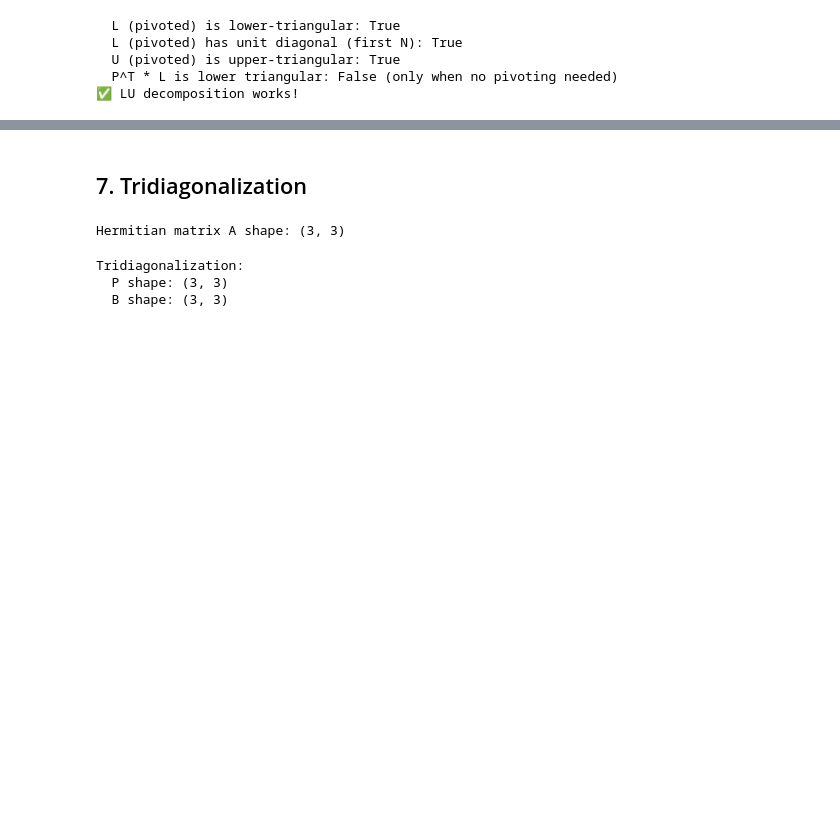
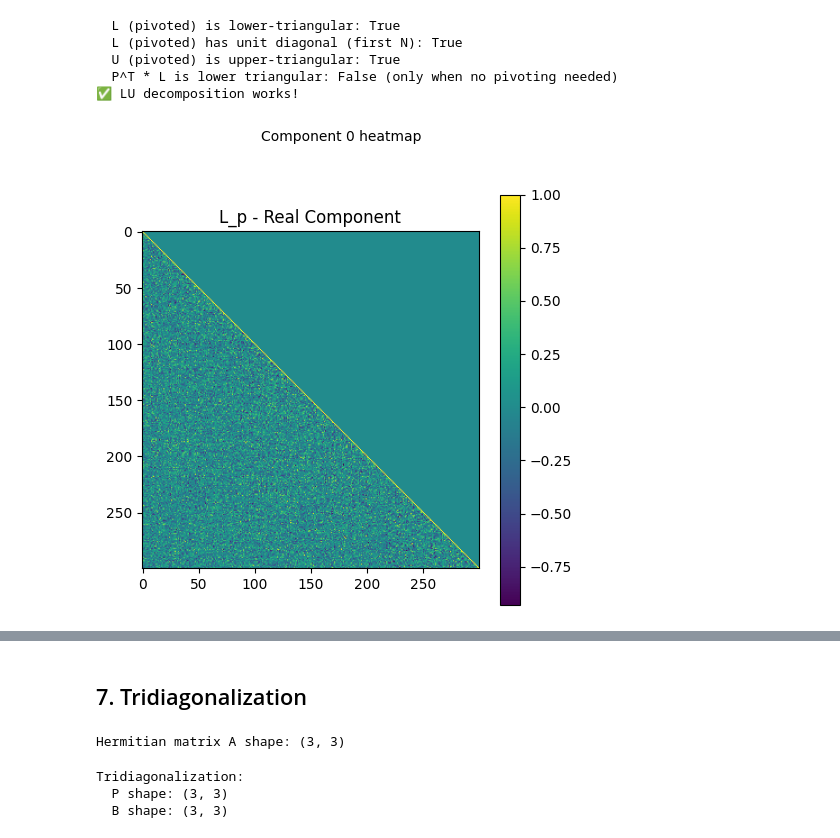
Before and after one commit to vleplat/QuatIca, a Jupyter notebook: QuatIca_Core_Functionality_Demo.ipynb, the cells around one changed output, grey strips where cells are left out. Saved outputs shown, nothing was run; the diff lists cells and outputs as text; code cells hidden in the pictures; blank space fills up the shorter version.

Commit message:
Notebook: add visualizations for L and U in LU section

```diff
--- a/QuatIca_Core_Functionality_Demo.ipynb
+++ b/QuatIca_Core_Functionality_Demo.ipynb
@@ -312,3 +312,8 @@ print("✅ LU decomposition works!")
   U (pivoted) is upper-triangular: True
   P^T * L is lower triangular: False (only when no pivoting needed)
 ✅ LU decomposition works!
+# %%
+from core.visualization import Visualizer
+Visualizer.visualize_matrix(L_p, component=0, title="L_p - Real Component")
+# %% [output]
+[figure, added]
```
Also changed, not shown: parts of 19 cells of this notebook.
